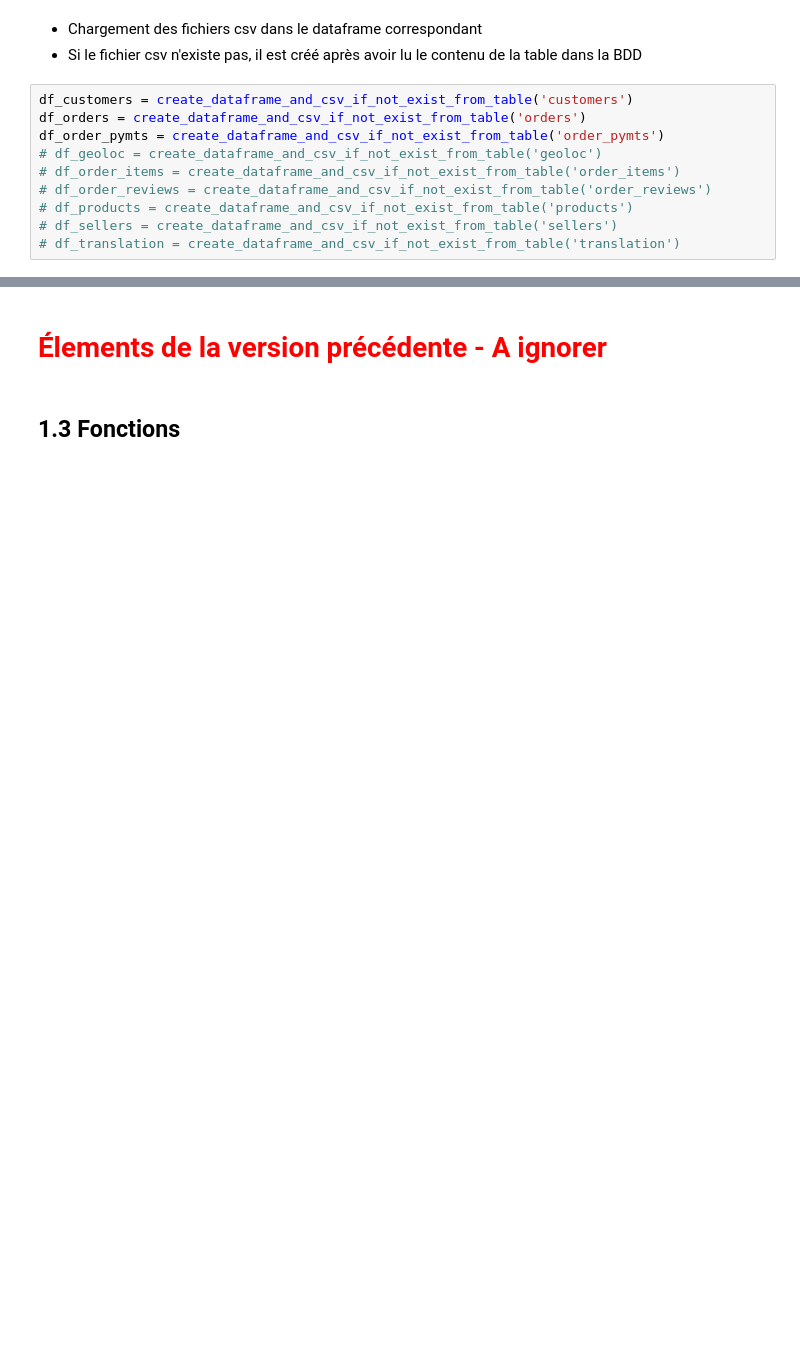
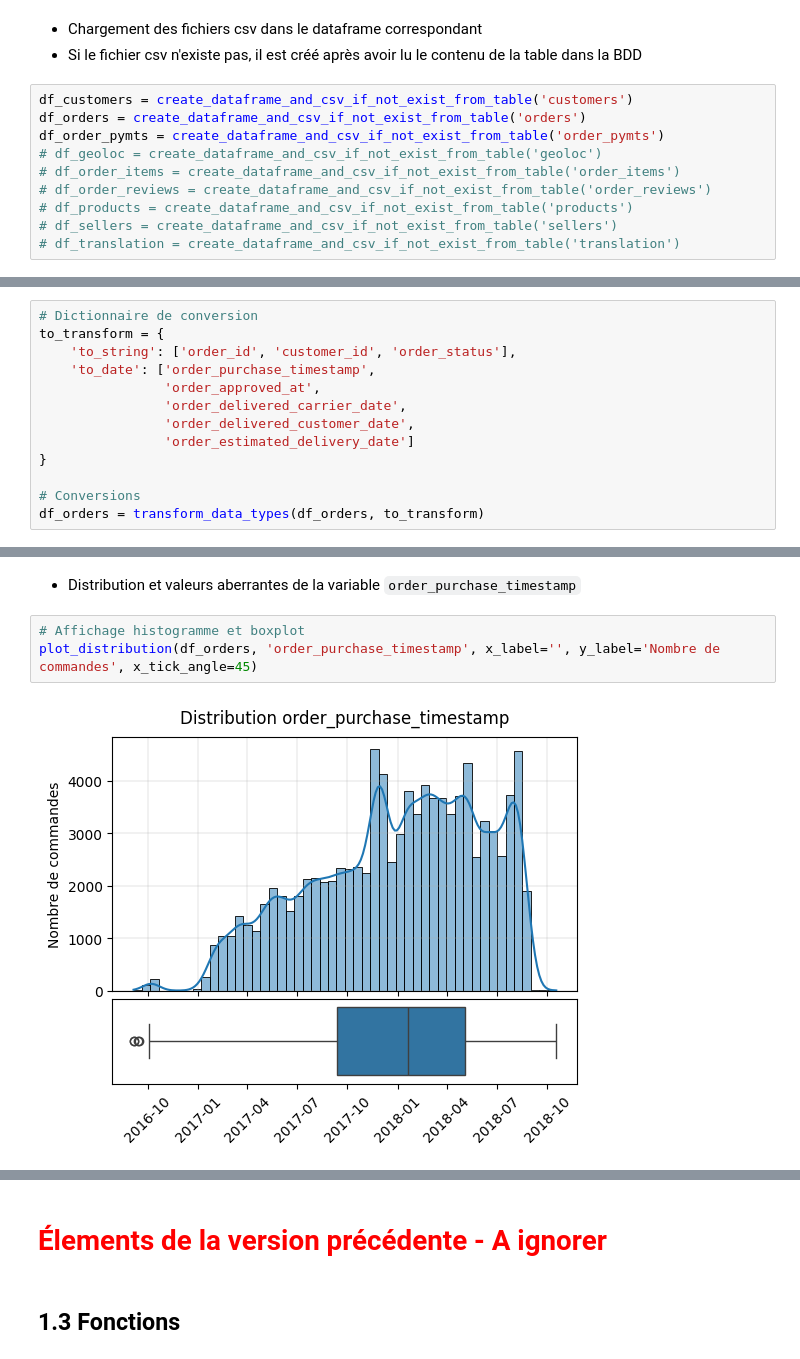
Before and after one commit to Christophe-Aballea/OC_projet5_Segmentez_des_clients_d_un_site_ecommerce, a Jupyter notebook: P05_Notebook2_Feature_ingineering.ipynb, the cells around one changed output, grey strips where cells are left out. Cells and saved outputs as stored; diff of their text form; blank space fills up the shorter version.

```diff
--- a/P05_Notebook2_Feature_ingineering.ipynb
+++ b/P05_Notebook2_Feature_ingineering.ipynb
@@ -209,0 +428,13 @@ df_order_pymts = create_dataframe_and_csv_if_not_exist_from_table('order_pymts')
+# %%
+# Dictionnaire de conversion
+to_transform = {
+    'to_string': ['order_id', 'customer_id', 'order_status'],
+    'to_date': ['order_purchase_timestamp',
+                'order_approved_at',
+                'order_delivered_carrier_date',
+                'order_delivered_customer_date',
+                'order_estimated_delivery_date']
+}
+
+# Conversions
+df_orders = transform_data_types(df_orders, to_transform)
@@ -209,0 +455,7 @@ df_order_pymts = create_dataframe_and_csv_if_not_exist_from_table('order_pymts')
+# %% [markdown]
+* Distribution et valeurs aberrantes de la variable `order_purchase_timestamp`
+# %%
+# Affichage histogramme et boxplot
+plot_distribution(df_orders, 'order_purchase_timestamp', x_label='', y_label='Nombre de commandes', x_tick_angle=45)
+# %% [output]
+[figure, added]
```
Also changed, not shown: parts of 40 cells of this notebook, 2 other files.
